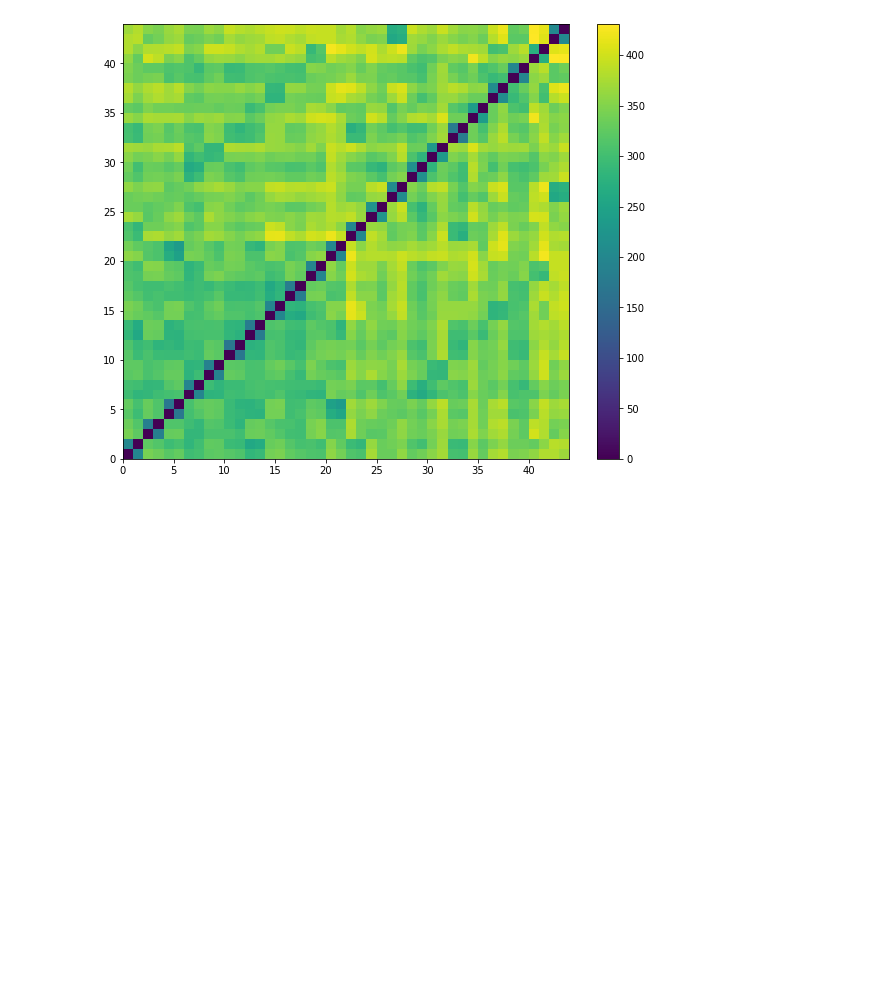
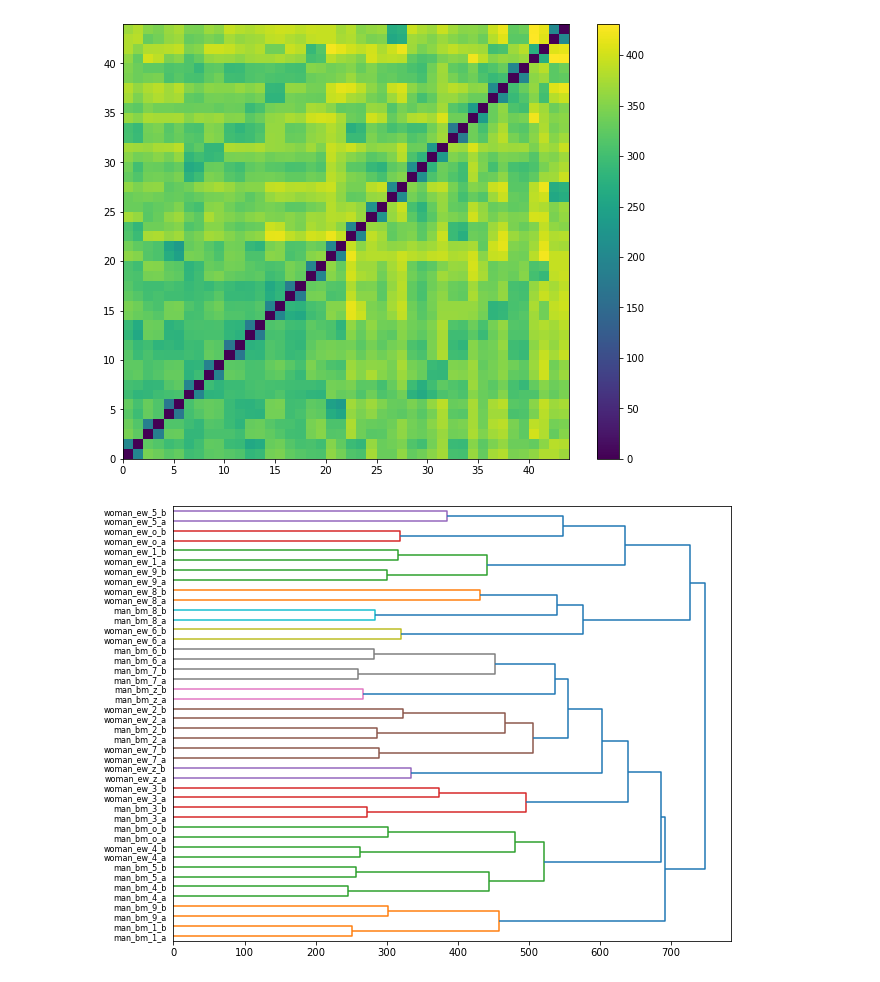
Before and after one commit to kyebinan/Speach-Speaker-Recognition, a Jupyter notebook: Lab1/lab1.ipynb, the cells around one changed output. Saved outputs shown, nothing was run; the diff lists cells and outputs as text; code cells hidden in the pictures; blank space fills up the shorter version.

```diff
--- a/Lab1/lab1.ipynb
+++ b/Lab1/lab1.ipynb
@@ -270,3 +272,12 @@ plt.colorbar()
 plt.show()
 # %% [output]
 [figure]
+# %%
+labels = tidigit2labels(data)  # Generate labels for dendrogram
+
+Z = linkage(D, 'complete')
+plt.figure(figsize=(10, 8))
+dendrogram(Z, labels=labels, orientation='right')
+plt.show()
+# %% [output]
+[figure, added]
```
Also changed, not shown: parts of 1 cell of this notebook, 1 other file.
